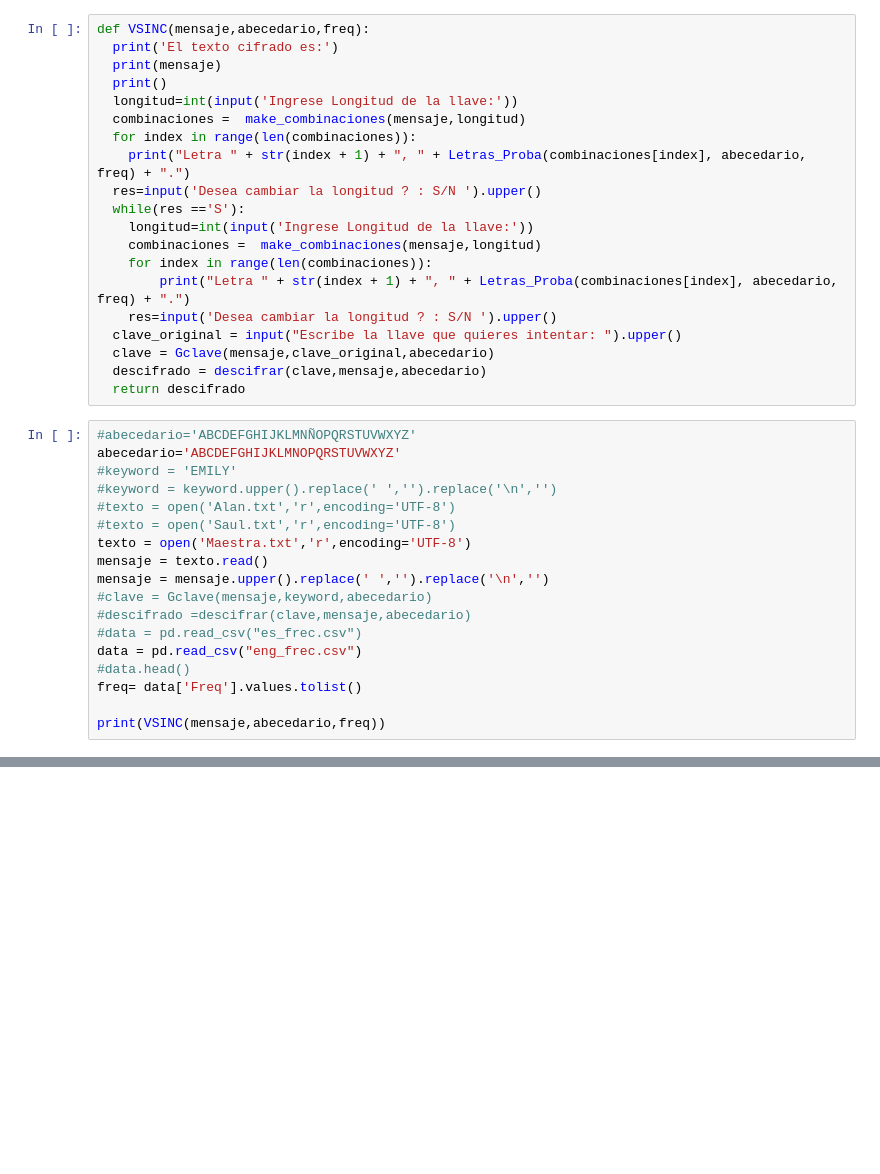
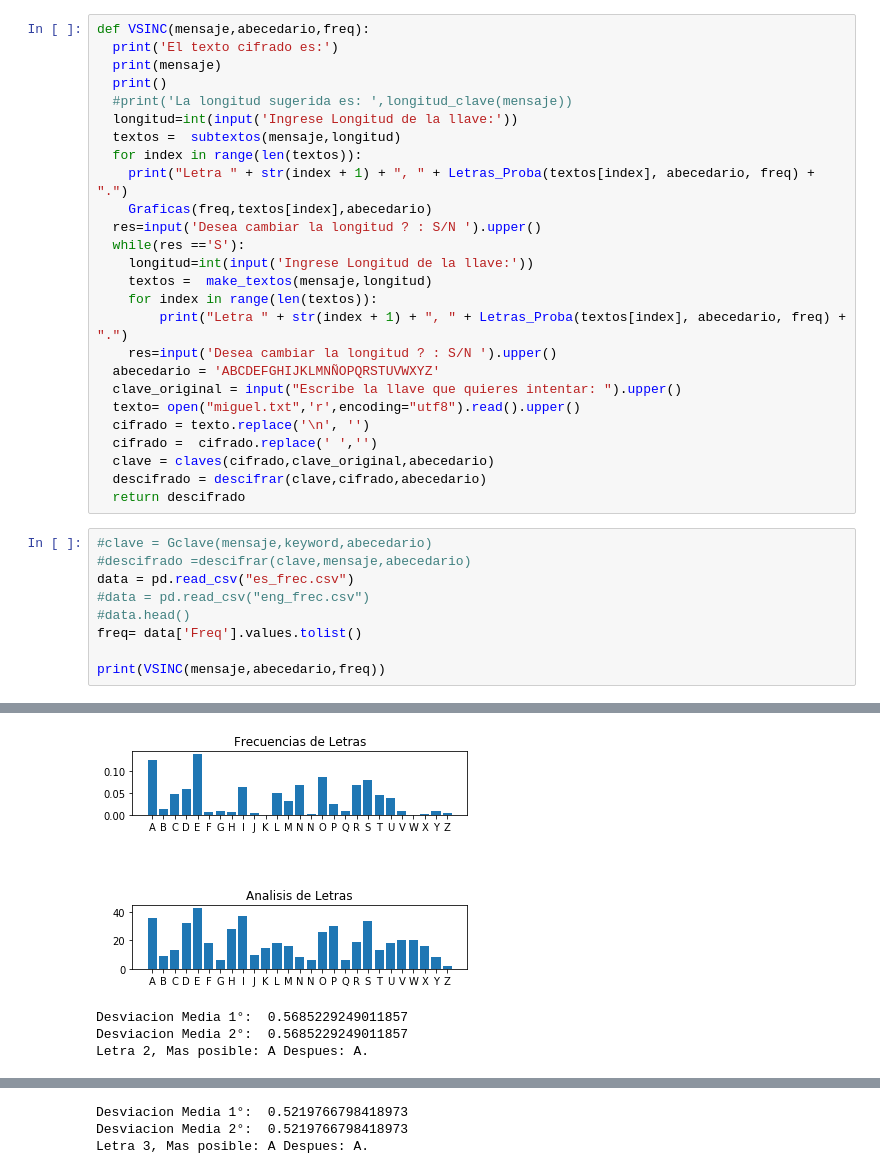
Before and after one commit to issacastro/cripografia, a Jupyter notebook: Vigenere/Vigenere Sin Clave.ipynb, the cells around one changed output, grey strips where cells are left out. Saved outputs shown, nothing was run; the diff lists cells and outputs as text; blank space fills up the shorter version.

```diff
--- a/Vigenere/Vigenere Sin Clave.ipynb
+++ b/Vigenere/Vigenere Sin Clave.ipynb
@@ -130,35 +257,32 @@ def VSINC(mensaje,abecedario,freq):
   print('El texto cifrado es:')
   print(mensaje)
   print()
+  #print('La longitud sugerida es: ',longitud_clave(mensaje))
   longitud=int(input('Ingrese Longitud de la llave:'))
-  combinaciones =  make_combinaciones(mensaje,longitud)
-  for index in range(len(combinaciones)):
-    print("Letra " + str(index + 1) + ", " + Letras_Proba(combinaciones[index], abecedario, freq) + ".")
+  textos =  subtextos(mensaje,longitud)
+  for index in range(len(textos)):
+    print("Letra " + str(index + 1) + ", " + Letras_Proba(textos[index], abecedario, freq) + ".")
+    Graficas(freq,textos[index],abecedario)
   res=input('Desea cambiar la longitud ? : S/N ').upper()
   while(res =='S'):
     longitud=int(input('Ingrese Longitud de la llave:'))
-    combinaciones =  make_combinaciones(mensaje,longitud)
-    for index in range(len(combinaciones)):
-        print("Letra " + str(index + 1) + ", " + Letras_Proba(combinaciones[index], abecedario, freq) + ".")
+    textos =  make_textos(mensaje,longitud)
+    for index in range(len(textos)):
+        print("Letra " + str(index + 1) + ", " + Letras_Proba(textos[index], abecedario, freq) + ".")
     res=input('Desea cambiar la longitud ? : S/N ').upper()
+  abecedario = 'ABCDEFGHIJKLMNÑOPQRSTUVWXYZ'
   clave_original = input("Escribe la llave que quieres intentar: ").upper()
-  clave = Gclave(mensaje,clave_original,abecedario)
-  descifrado = descifrar(clave,mensaje,abecedario)
+  texto= open("miguel.txt",'r',encoding="utf8").read().upper()
+  cifrado = texto.replace('\n', '')
+  cifrado =  cifrado.replace(' ','')
+  clave = claves(cifrado,clave_original,abecedario)
+  descifrado = descifrar(clave,cifrado,abecedario)
   return descifrado
 # %%
-#abecedario='ABCDEFGHIJKLMNÑOPQRSTUVWXYZ'
-abecedario='ABCDEFGHIJKLMNOPQRSTUVWXYZ'
-#keyword = 'EMILY'
-#keyword = keyword.upper().replace(' ','').replace('\n','')
-#texto = open('Alan.txt','r',encoding='UTF-8')
-#texto = open('Saul.txt','r',encoding='UTF-8')
-texto = open('Maestra.txt','r',encoding='UTF-8')
-mensaje = texto.read()
-mensaje = mensaje.upper().replace(' ','').replace('\n','')
 #clave = Gclave(mensaje,keyword,abecedario)
 #descifrado =descifrar(clave,mensaje,abecedario)
-#data = pd.read_csv("es_frec.csv")
-data = pd.read_csv("eng_frec.csv")
+data = pd.read_csv("es_frec.csv")
+#data = pd.read_csv("eng_frec.csv")
 #data.head()
 freq= data['Freq'].values.tolist()
 
@@ -178,0 +298,4 @@ SITTHEEHNMGORCBSZBAIKPWPRIPALWXZTVILANDKNEIAODBIDQZEQPUJMEIBXIJFZWNODTATFORORHDH
+[figure, added]
+Desviacion Media 1°:  0.5685229249011857
+Desviacion Media 2°:  0.5685229249011857
+Letra 2, Mas posible: A Despues: A.
@@ -178,0 +303,3 @@ SITTHEEHNMGORCBSZBAIKPWPRIPALWXZTVILANDKNEIAODBIDQZEQPUJMEIBXIJFZWNODTATFORORHDH
+Desviacion Media 1°:  0.5219766798418973
+Desviacion Media 2°:  0.5219766798418973
+Letra 3, Mas posible: A Despues: A.
```
Also changed, not shown: parts of 4 cells of this notebook, 12 other files.
